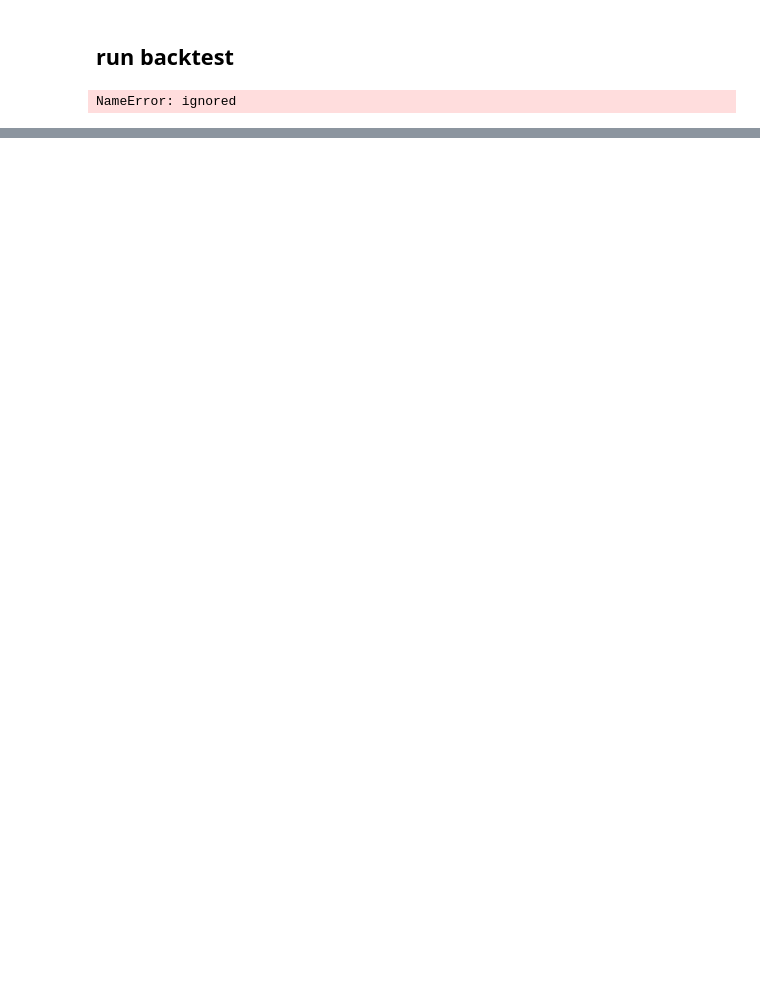
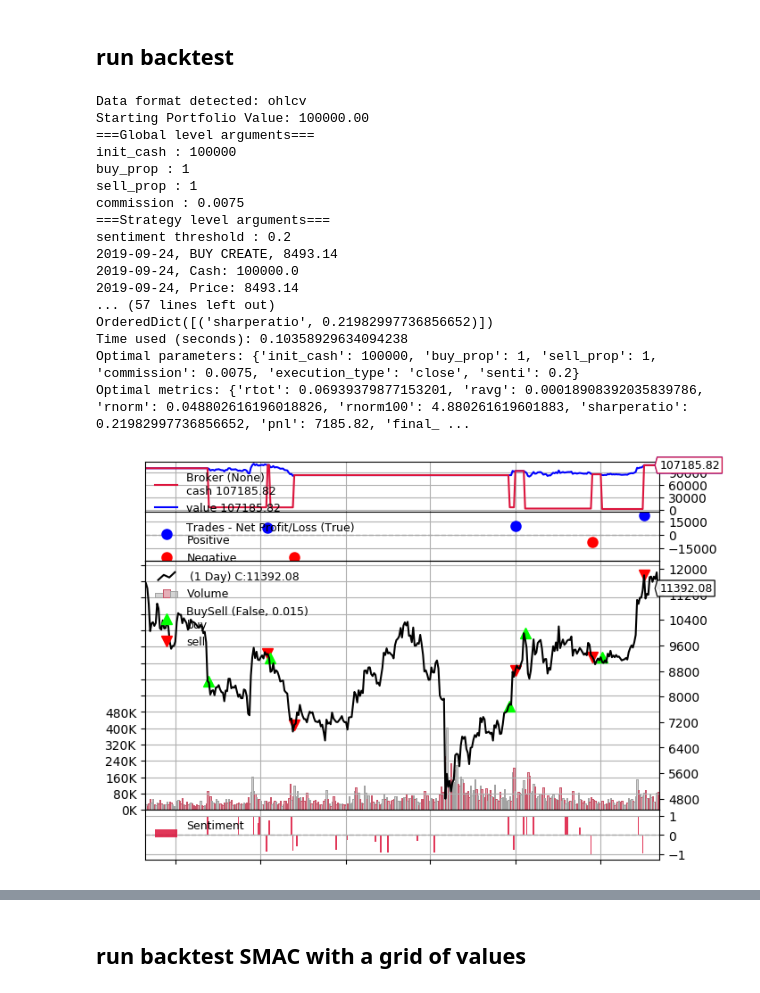
Before and after one commit to leodenale/fastquant, a Jupyter notebook: BRZ/BacktestNewsSentiment4Crypto.ipynb, the cells around one changed output, grey strips where cells are left out. Drawn from its saved outputs; the diff is of its cells as text; code cells hidden in the pictures; blank space fills up the shorter version.

```diff
--- a/BRZ/BacktestNewsSentiment4Crypto.ipynb
+++ b/BRZ/BacktestNewsSentiment4Crypto.ipynb
@@ -9,12 +9,10 @@
 # %%
 from fastquant import get_yahoo_data
-
-#TESLA=TSLA in yahoo finance
-data = get_yahoo_data("TSLA", "2020-01-01", "2020-07-04")
+data = get_yahoo_data("TSLA", "2019-08-11", "2020-08-11")
 print(data.head())
 
 from fastquant import get_crypto_data
-crypto = get_crypto_data("BTC/USDT", "2020-01-01", "2020-07-04")
-crypto.head()
+crypto = get_crypto_data("BTC/USDT", "2019-08-11", "2020-08-11")
+print(crypto.head())
 # %% [output]
 [*********************100%***********************]  1 of 1 completed
@@ -62,7 +64,25 @@ pl.style.use("default")
 # %%
 from fastquant import backtest
 
 #initiate buy/sell if senti>0.2/senti<-0.2
-backtest("sentiment", data, sentiments=sentiments, senti=0.2)
+#backtest("sentiment", data, sentiments=sentiments, senti=0.2)
+backtest("sentiment", crypto, sentiments=sentiments, senti=0.2)
 # %% [output]
-NameError: ignored
+Data format detected: ohlcv
+Starting Portfolio Value: 100000.00
+===Global level arguments===
+init_cash : 100000
+buy_prop : 1
+sell_prop : 1
+commission : 0.0075
+===Strategy level arguments===
+sentiment threshold : 0.2
+2019-09-24, BUY CREATE, 8493.14
+2019-09-24, Cash: 100000.0
+2019-09-24, Price: 8493.14
+... (57 lines left out)
+OrderedDict([('sharperatio', 0.21982997736856652)])
+Time used (seconds): 0.10358929634094238
+Optimal parameters: {'init_cash': 100000, 'buy_prop': 1, 'sell_prop': 1, 'commission': 0.0075, 'execution_type': 'close', 'senti': 0.2}
+Optimal metrics: {'rtot': 0.06939379877153201, 'ravg': 0.00018908392035839786, 'rnorm': 0.048802616196018826, 'rnorm100': 4.880261619601883, 'sharperatio': 0.21982997736856652, 'pnl': 7185.82, 'final_ ...
+[figure, added]
@@ -68,0 +91,2 @@ NameError: ignored
+# %% [markdown]
+## run backtest SMAC with a grid of values
```
Also changed, not shown: parts of 10 cells of this notebook.
